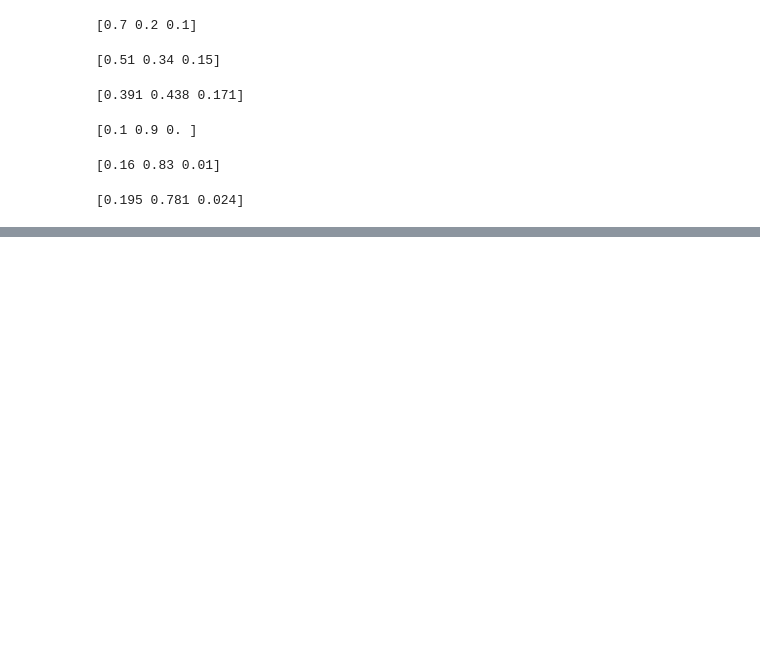
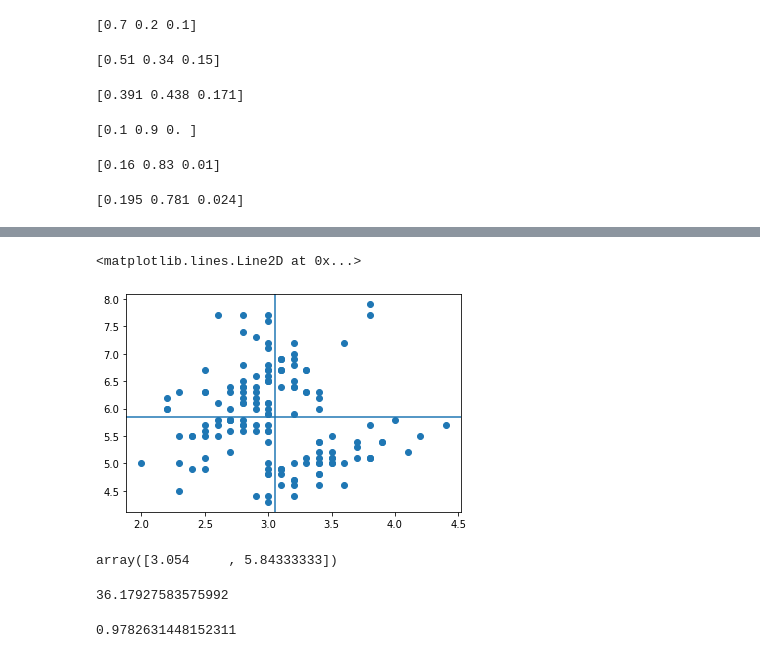
Before and after one commit to CarveTheFuture/Array_manipulation, a Jupyter notebook: Week1_DSI_LinearAlgebra.ipynb, the cells around one changed output, grey strips where cells are left out. Drawn from its saved outputs; the diff is of its cells as text; code cells hidden in the pictures; blank space fills up the shorter version.

```diff
--- a/Week1_DSI_LinearAlgebra.ipynb
+++ b/Week1_DSI_LinearAlgebra.ipynb
@@ -161,0 +197,14 @@ SyntaxError: invalid syntax (<ipython-input-20-7fc044901ab3>, line 2)
+# %%
+iris = pd.read_csv('/Users/kaciewebster/Documents/dsi/week1/linear-algebra/data/iris.txt')
+data = iris[['SepalWidth', 'SepalLength']].values
+# %%
+plt.scatter(data[:, 0], data[:, 1])
+plt.axvline(x=3.054)
+plt.axhline(y=5.843)
+# %% [output]
+<matplotlib.lines.Line2D at 0x...>
+[figure, added]
+# %%
+data.mean(axis=0)
+# %% [output]
+array([3.054     , 5.84333333])
@@ -161,0 +218,4 @@ SyntaxError: invalid syntax (<ipython-input-20-7fc044901ab3>, line 2)
+# %%
+print(euclidean_dist(data[:, 0], data[:, 1]))
+# %% [output]
+36.17927583575992
@@ -161,0 +225,4 @@ SyntaxError: invalid syntax (<ipython-input-20-7fc044901ab3>, line 2)
+# %%
+print(cosine_sim(data[:, 0], data[:, 1]))
+# %% [output]
+0.9782631448152311
```
Also changed, not shown: parts of 9 cells of this notebook.
